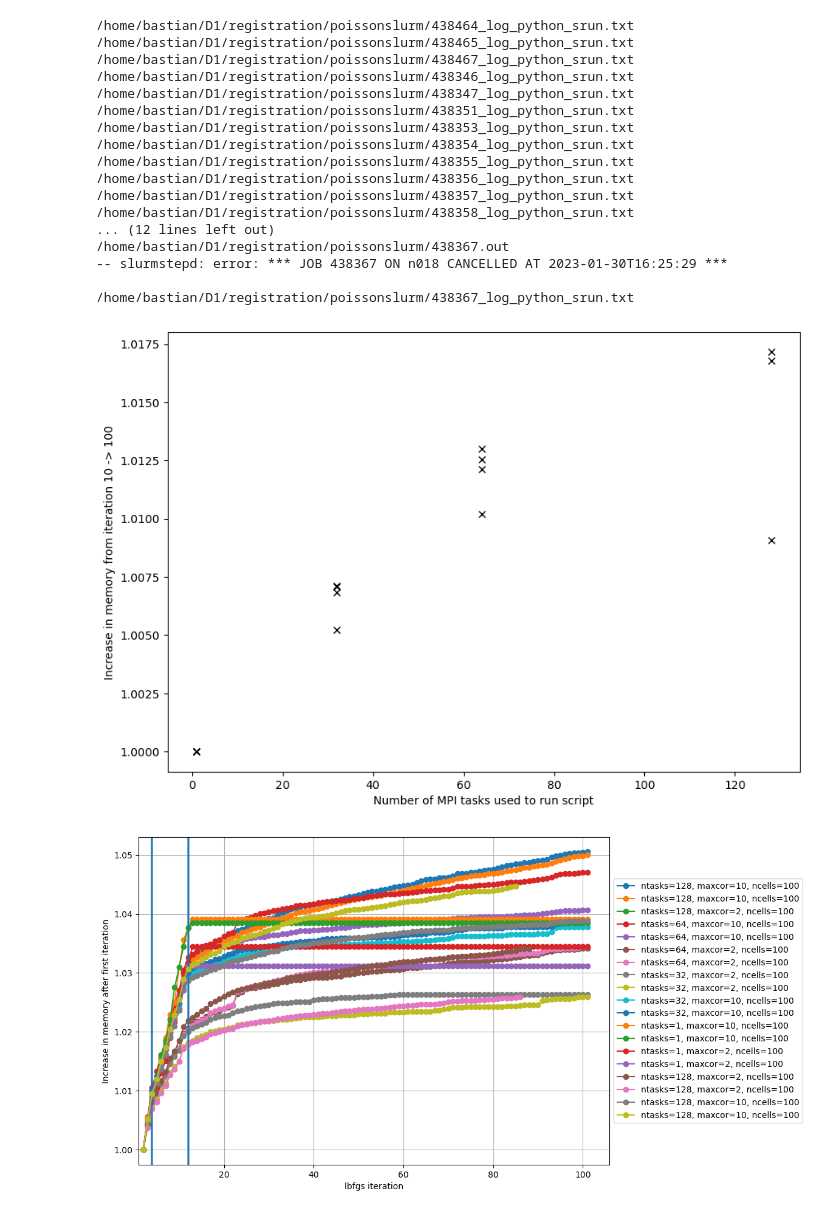
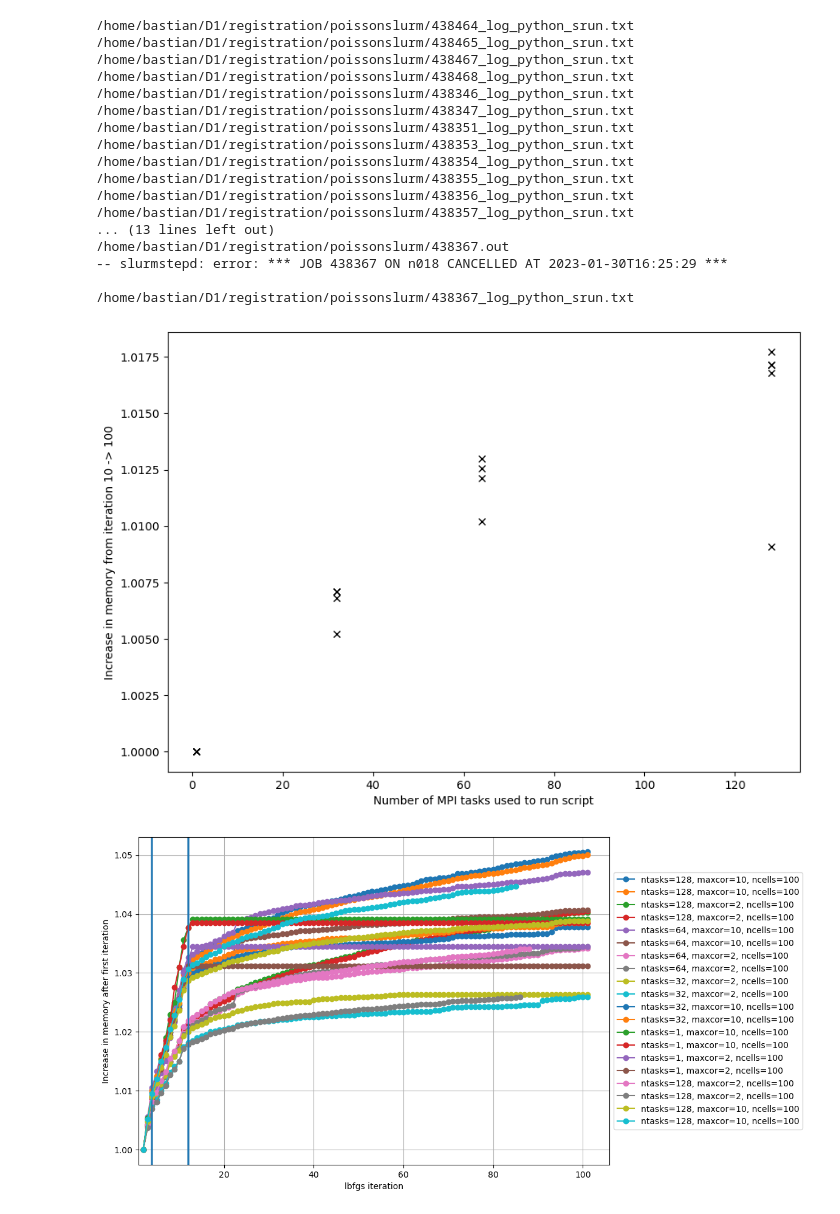
Before and after one commit to JohannesHaubner/mapMRI, a Jupyter notebook: examples/debugging/poisson.ipynb, the cells around one changed output. Saved outputs shown, nothing was run; the diff lists cells and outputs as text; code cells hidden in the pictures.

```diff
--- a/examples/debugging/poisson.ipynb
+++ b/examples/debugging/poisson.ipynb
@@ -21,7 +21,7 @@ for slurmid in slurmids:
 
     filename = path / (str(slurmid) + "_log_python_srun.txt")
 
-    mema, outfoldername = read_memory(filename)
+    mema, outfoldername,_ = read_memory(filename)
 
 
     check_for_error(path / (str(slurmid) + ".out"))
@@ -82,34 +82,34 @@ ax2.set_ylabel("Increase in memory from iteration 10 -> 100")
 ax2.set_xlabel("Number of MPI tasks used to run script")
 
 plt.legend()
 plt.xlabel("lbfgs iteration")
 if fac == 1:
     plt.ylabel("memory (TB)")
 else:
     plt.ylabel("Increase in memory after first iteration")
 plt.xlim(1, None)
 # plt.yticks([1 + x /1000 for x in range(0, 22, 2)])
 plt.grid()
 ax.legend(loc='center left', bbox_to_anchor=(1, 0.5))
 # plt.xlim(2, 5)
 plt.show()
 # %% [output]
 /home/bastian/D1/registration/poissonslurm/438464_log_python_srun.txt
 /home/bastian/D1/registration/poissonslurm/438465_log_python_srun.txt
 /home/bastian/D1/registration/poissonslurm/438467_log_python_srun.txt
+/home/bastian/D1/registration/poissonslurm/438468_log_python_srun.txt
 /home/bastian/D1/registration/poissonslurm/438346_log_python_srun.txt
 /home/bastian/D1/registration/poissonslurm/438347_log_python_srun.txt
 /home/bastian/D1/registration/poissonslurm/438351_log_python_srun.txt
 /home/bastian/D1/registration/poissonslurm/438353_log_python_srun.txt
 /home/bastian/D1/registration/poissonslurm/438354_log_python_srun.txt
 /home/bastian/D1/registration/poissonslurm/438355_log_python_srun.txt
 /home/bastian/D1/registration/poissonslurm/438356_log_python_srun.txt
 /home/bastian/D1/registration/poissonslurm/438357_log_python_srun.txt
-/home/bastian/D1/registration/poissonslurm/438358_log_python_srun.txt
-... (12 lines left out)
+... (13 lines left out)
 /home/bastian/D1/registration/poissonslurm/438367.out
 -- slurmstepd: error: *** JOB 438367 ON n018 CANCELLED AT 2023-01-30T16:25:29 ***
 
 /home/bastian/D1/registration/poissonslurm/438367_log_python_srun.txt
-[figure, old version]
+[figure, new version]
-[figure, old version]
+[figure, new version]
```
Also changed, not shown: 9 other files.
